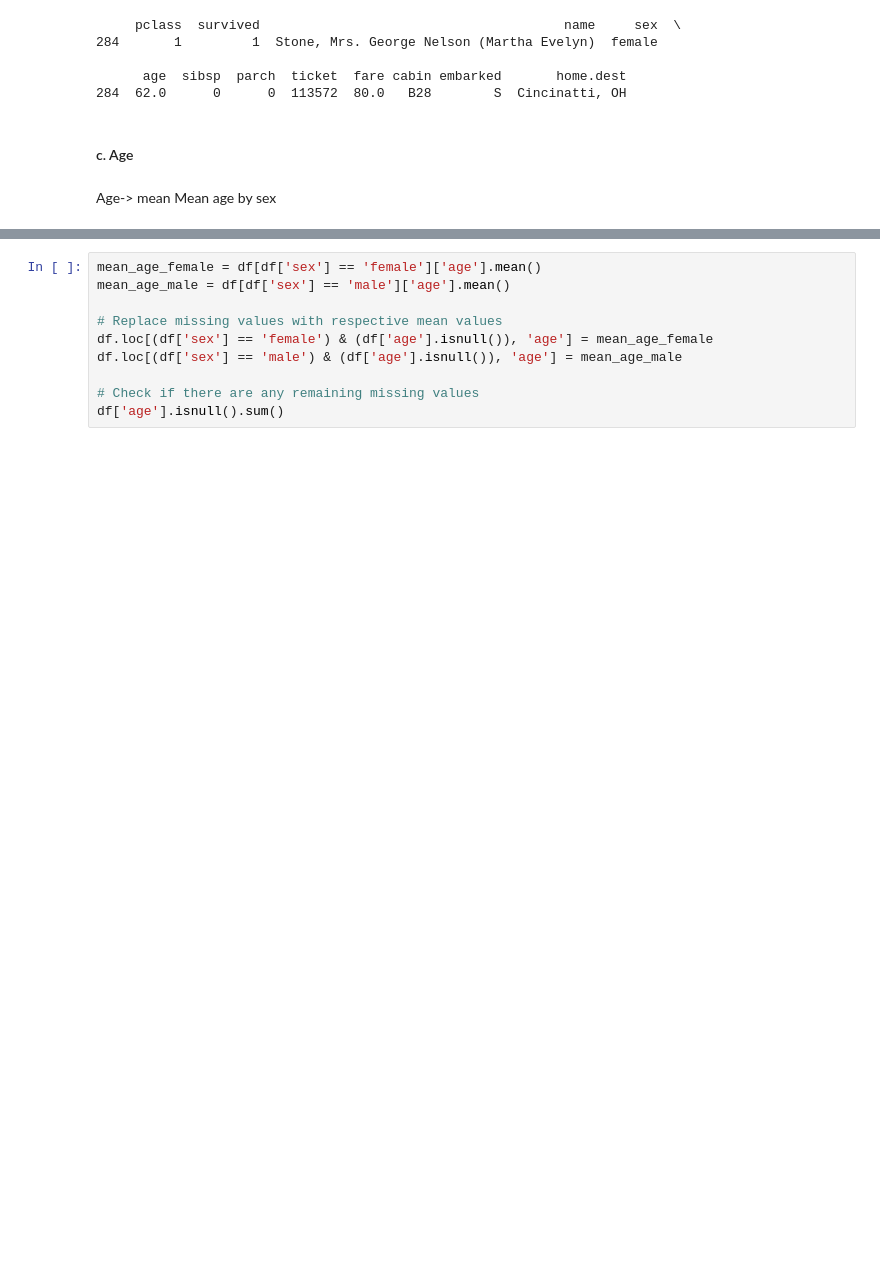
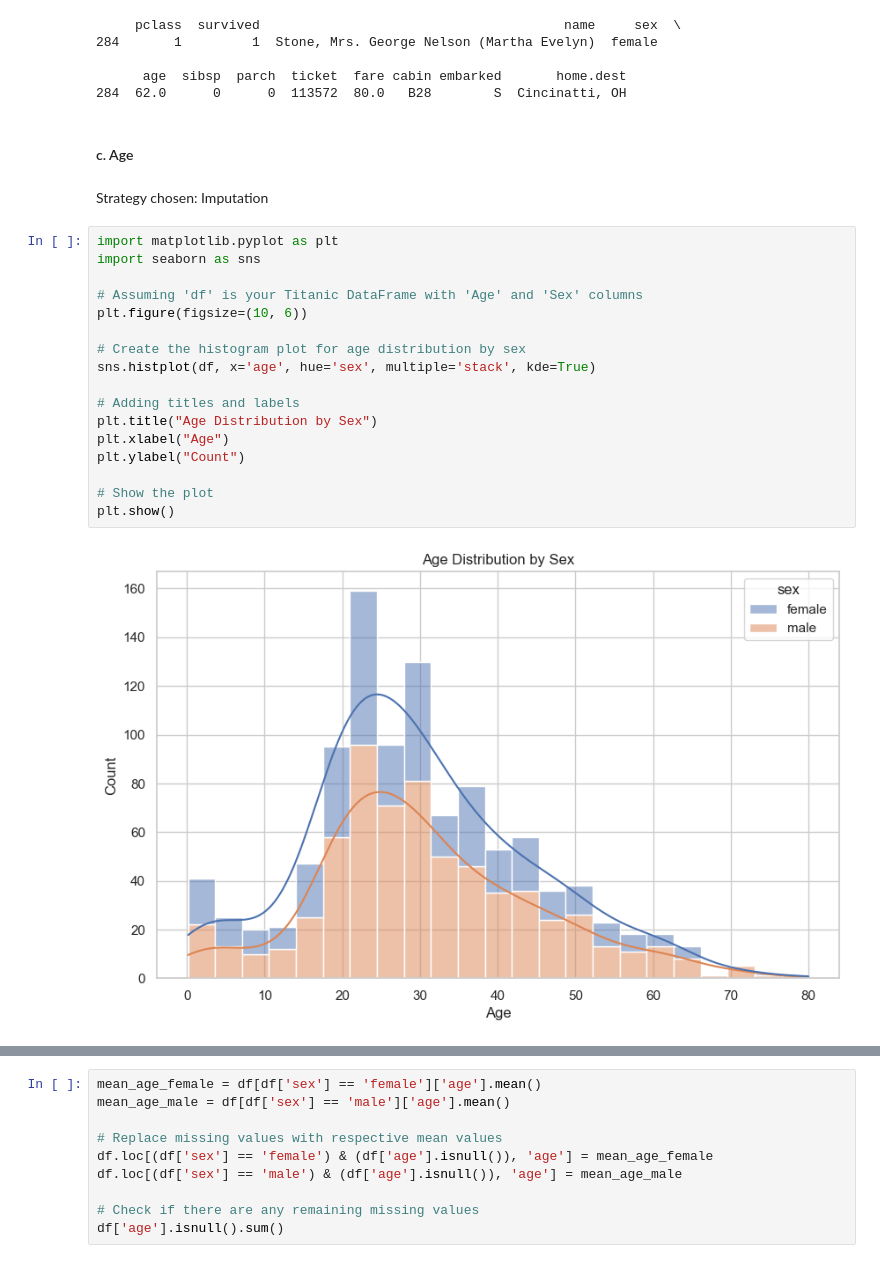
Before and after one commit to fedecaselli/ML-fundamentals-2025, a Jupyter notebook: AssignmentI/assignment_1_<Federica_Caselli[Caselli]>.ipynb, the cells around one changed output, grey strips where cells are left out. Cells and saved outputs as stored; diff of their text form; blank space fills up the shorter version.

```diff
--- a/AssignmentI/assignment_1_<Federica_Caselli[Caselli]>.ipynb
+++ b/AssignmentI/assignment_1_<Federica_Caselli[Caselli]>.ipynb
@@ -554,6 +545,24 @@ print(df.loc[[284]])
 284  62.0      0      0  113572  80.0   B28        S  Cincinatti, OH
 # %% [markdown]
 #### c. Age
-# %% [markdown]
-Age-> mean
-Mean age by sex
+# %% [markdown]
+Strategy chosen: Imputation
+# %%
+import matplotlib.pyplot as plt
+import seaborn as sns
+
+# Assuming 'df' is your Titanic DataFrame with 'Age' and 'Sex' columns
+plt.figure(figsize=(10, 6))
+
+# Create the histogram plot for age distribution by sex
+sns.histplot(df, x='age', hue='sex', multiple='stack', kde=True)
+
+# Adding titles and labels
+plt.title("Age Distribution by Sex")
+plt.xlabel("Age")
+plt.ylabel("Count")
+
+# Show the plot
+plt.show()
+# %% [output]
+[figure, added]
```
Also changed, not shown: parts of 101 cells of this notebook.
